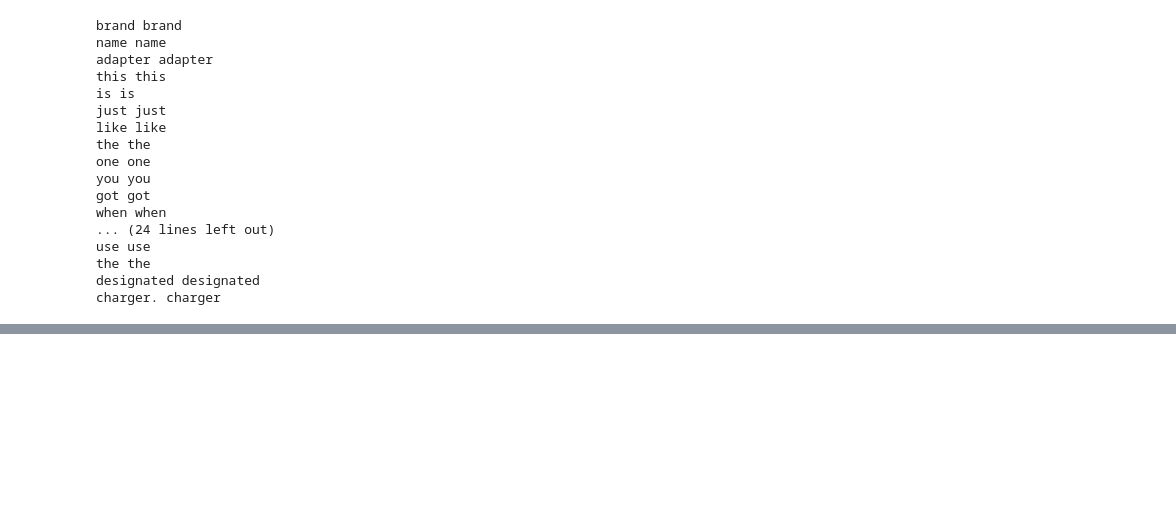
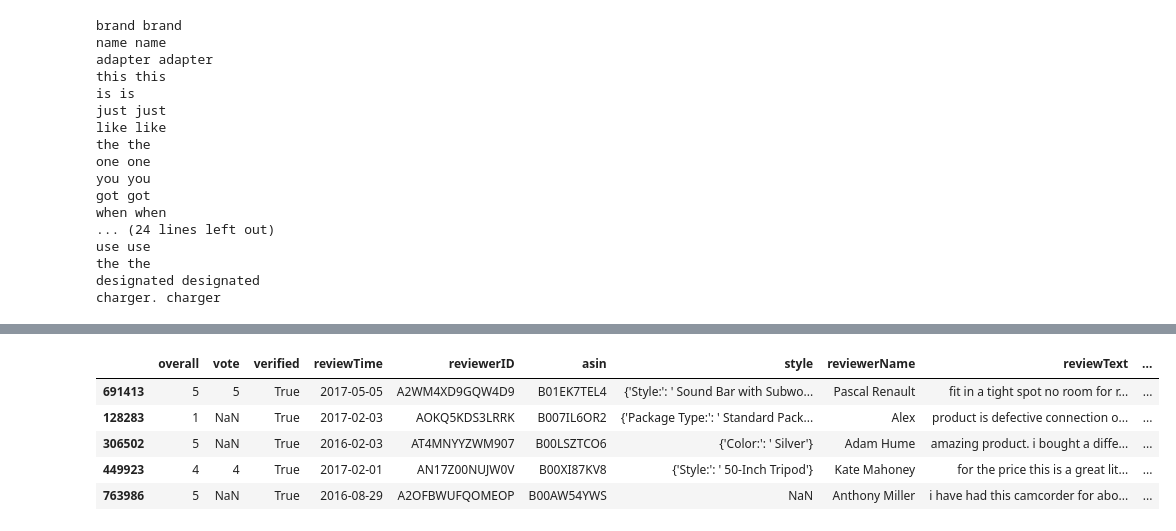
Before and after one commit to ahmadmolla1995/Quera_Bootcamp_Final_Project, a Jupyter notebook: Question2/Sentiment Analysis/Untitled5.ipynb, the cells around one changed output, grey strips where cells are left out. Cells and saved outputs as stored; diff of their text form; code cells hidden in the pictures; blank space fills up the shorter version.

Commit message:
sample train data, remove stop words and spell checking on sample data

```diff
--- a/Question2/Sentiment Analysis/Untitled5.ipynb
+++ b/Question2/Sentiment Analysis/Untitled5.ipynb
@@ -234,0 +307,10 @@ for i in range(100):
+# %%
+train_data_sample = train_data.sample(frac=0.2)
+train_data_sample.head()
+# %% [output]
+|  | overall | vote | verified | reviewTime | reviewerID | asin | style | reviewerName | reviewText | ... |
+| 691413 | 5 | 5 | True | 2017-05-05 | A2WM4XD9GQW4D9 | B01EK7TEL4 | {'Style:': ' Sound Bar with Subwo... | Pascal Renault | fit in a tight spot no room for r... | ... |
+| 128283 | 1 | NaN | True | 2017-02-03 | AOKQ5KDS3LRRK | B007IL6OR2 | {'Package Type:': ' Standard Pack... | Alex | product is defective connection o... | ... |
+| 306502 | 5 | NaN | True | 2016-02-03 | AT4MNYYZWM907 | B00LSZTCO6 | {'Color:': ' Silver'} | Adam Hume | amazing product. i bought a diffe... | ... |
+| 449923 | 4 | 4 | True | 2017-02-01 | AN17Z00NUJW0V | B00XI87KV8 | {'Style:': ' 50-Inch Tripod'} | Kate Mahoney | for the price this is a great lit... | ... |
+| 763986 | 5 | NaN | True | 2016-08-29 | A2OFBWUFQOMEOP | B00AW54YWS | NaN | Anthony Miller | i have had this camcorder for abo... | ... |
```
Also changed, not shown: parts of 26 cells of this notebook.
